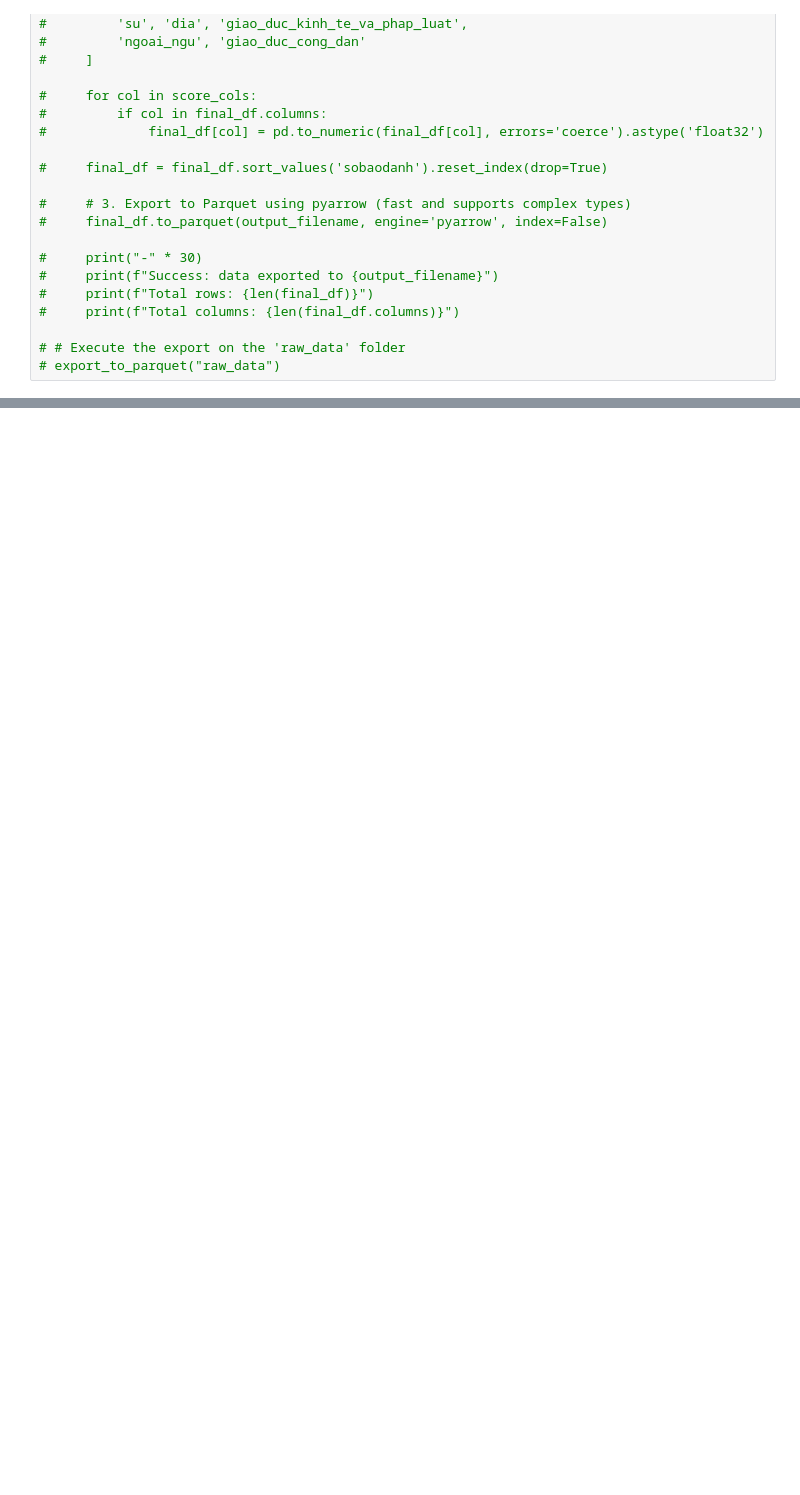
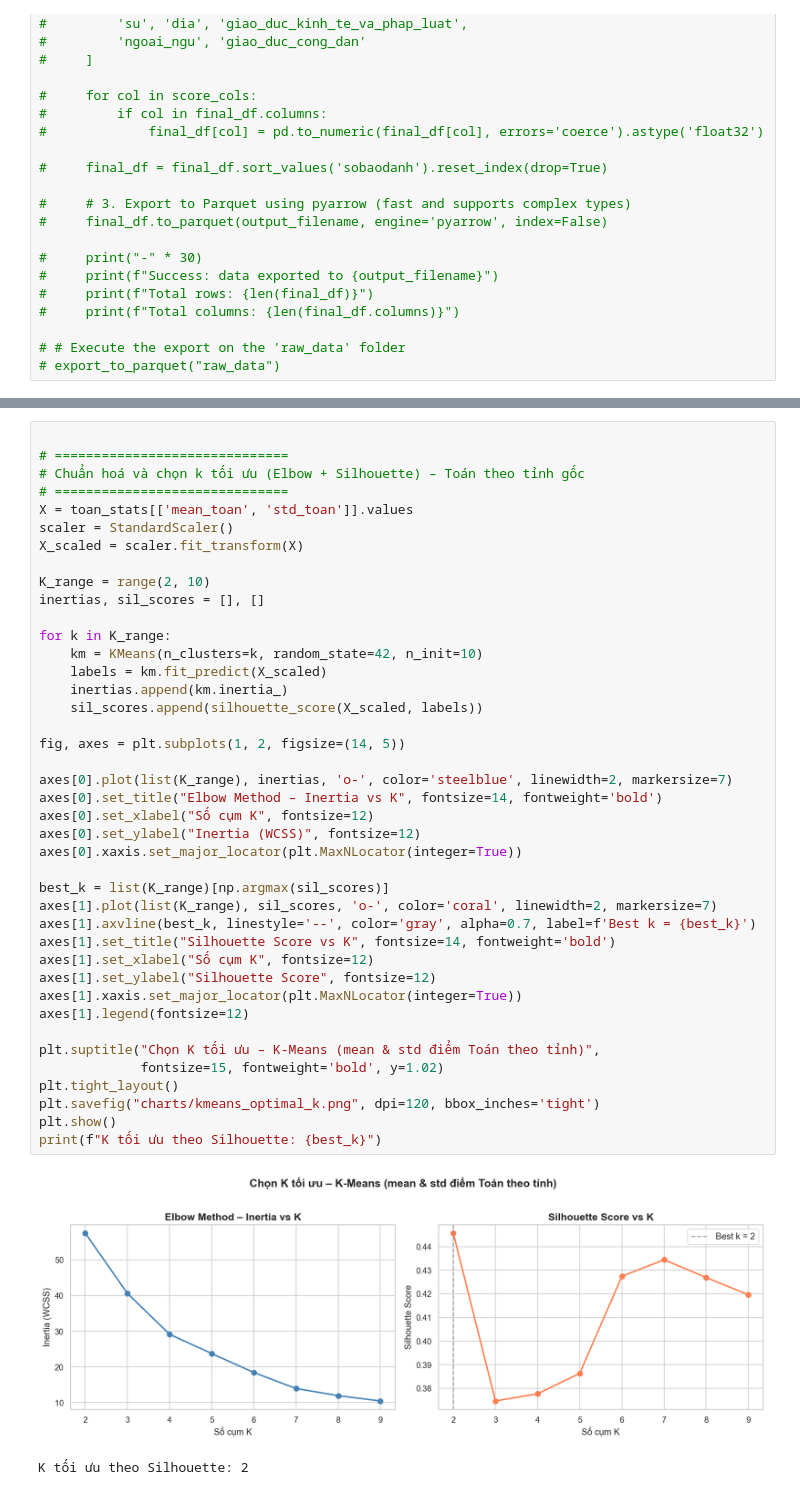
Before and after one commit to minhtriet-le/graduation_score_2025, a Jupyter notebook: process.ipynb, the cells around one changed output, grey strips where cells are left out. Drawn from its saved outputs; the diff is of its cells as text; blank space fills up the shorter version.

```diff
--- a/process.ipynb
+++ b/process.ipynb
@@ -353,0 +841,44 @@ Saved: charts/ngoai_ngu_bar.png
+# %%
+
+# ==============================
+# Chuẩn hoá và chọn k tối ưu (Elbow + Silhouette) – Toán theo tỉnh gốc
+# ==============================
+X = toan_stats[['mean_toan', 'std_toan']].values
+scaler = StandardScaler()
+X_scaled = scaler.fit_transform(X)
+
+K_range = range(2, 10)
+inertias, sil_scores = [], []
+
+for k in K_range:
+    km = KMeans(n_clusters=k, random_state=42, n_init=10)
+    labels = km.fit_predict(X_scaled)
+    inertias.append(km.inertia_)
+    sil_scores.append(silhouette_score(X_scaled, labels))
+
+fig, axes = plt.subplots(1, 2, figsize=(14, 5))
+
+axes[0].plot(list(K_range), inertias, 'o-', color='steelblue', linewidth=2, markersize=7)
+axes[0].set_title("Elbow Method – Inertia vs K", fontsize=14, fontweight='bold')
+axes[0].set_xlabel("Số cụm K", fontsize=12)
+axes[0].set_ylabel("Inertia (WCSS)", fontsize=12)
+axes[0].xaxis.set_major_locator(plt.MaxNLocator(integer=True))
+
+best_k = list(K_range)[np.argmax(sil_scores)]
+axes[1].plot(list(K_range), sil_scores, 'o-', color='coral', linewidth=2, markersize=7)
+axes[1].axvline(best_k, linestyle='--', color='gray', alpha=0.7, label=f'Best k = {best_k}')
+axes[1].set_title("Silhouette Score vs K", fontsize=14, fontweight='bold')
+axes[1].set_xlabel("Số cụm K", fontsize=12)
+axes[1].set_ylabel("Silhouette Score", fontsize=12)
+axes[1].xaxis.set_major_locator(plt.MaxNLocator(integer=True))
+axes[1].legend(fontsize=12)
+
+plt.suptitle("Chọn K tối ưu – K-Means (mean & std điểm Toán theo tỉnh)",
+             fontsize=15, fontweight='bold', y=1.02)
+plt.tight_layout()
+plt.savefig("charts/kmeans_optimal_k.png", dpi=120, bbox_inches='tight')
+plt.show()
+print(f"K tối ưu theo Silhouette: {best_k}")
+# %% [output]
+[figure, added]
+K tối ưu theo Silhouette: 2
```
Also changed, not shown: parts of 19 cells of this notebook.
